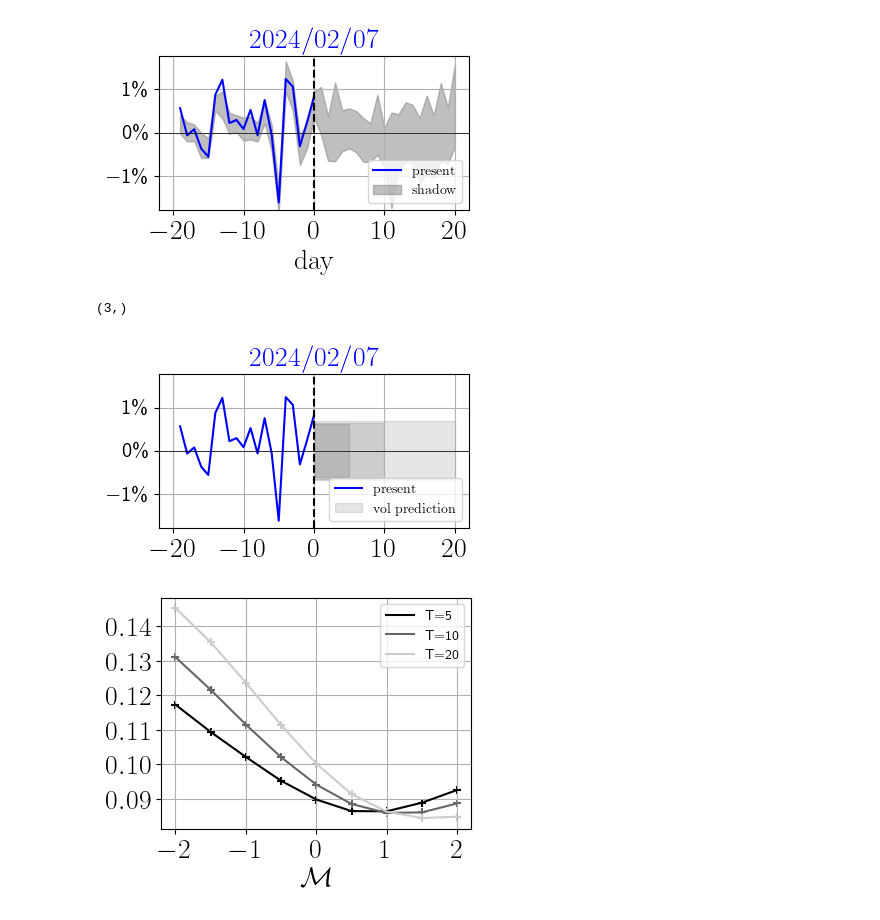
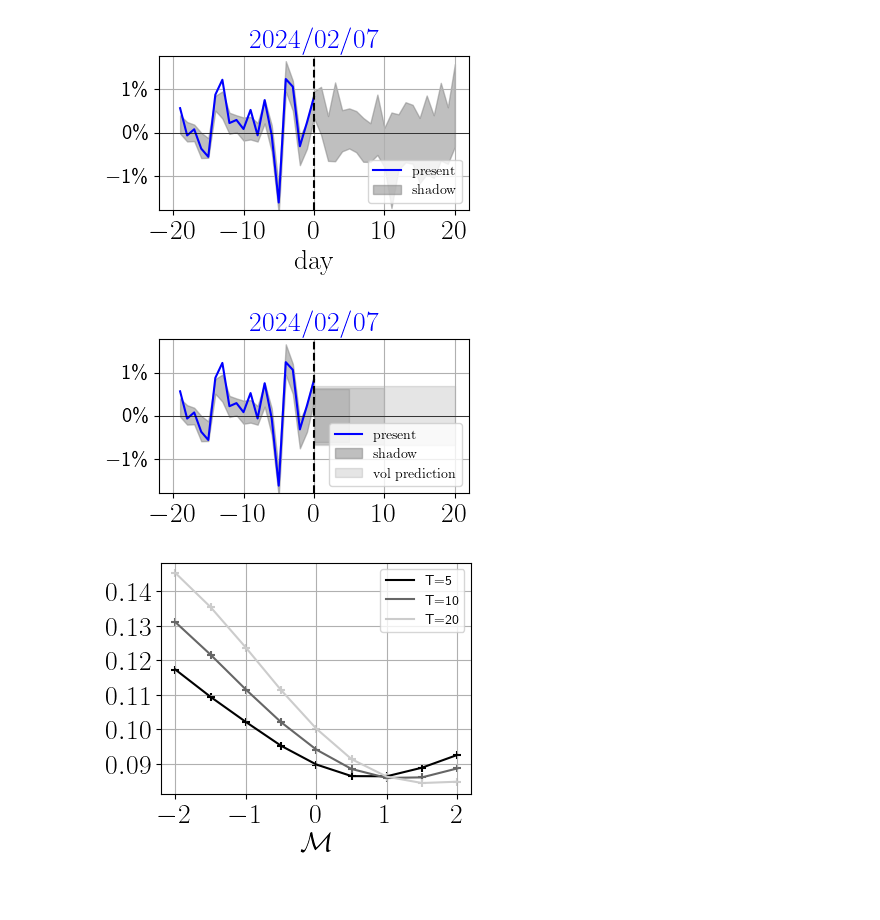
Before and after one commit to RudyMorel/shadowing, a Jupyter notebook: testing.ipynb, the cells around one changed output. Cells and saved outputs as stored; diff of their text form; code cells hidden in the pictures.

Commit message:
- improved README - improved the way the volatility is plotted

```diff
--- a/testing.ipynb
+++ b/testing.ipynb
@@ -109,29 +109,28 @@ save_figure(ILLUSTRATION_PATH / 'shadowing.png')
 # %%
 save = False
 
 from shadowing import plot_volatility
 
 Ts = np.array([5,10,20])  # the time scales at which we want to predict the volatility
 
 # the function to apply to each path
 to_predict = lambda x: realized_variance(x, Ts=Ts, vol=False)[:,:,0,:]
 
 # now aggreate predictions on the 1024 closest paths with a weighted average
 vols, _ = obj.predict_from_paths(
     distances,
     close_paths,
     to_predict=to_predict,
     proba_name='softmax',
     eta=0.1,
 )
 
 # helper function for plotting vol predictions
-plot_volatility(dlnx_current, (vols[-1,:] / 252) ** 0.5, Ts, date=snp.dts[-1], color='blue')
+plot_volatility(dlnx_current, (vols[-1,:] / 252) ** 0.5, Ts, distances[0,:], close_paths[0,...], eta=0.09, date=snp.dts[-1], color='blue')
 
 save_figure(ILLUSTRATION_PATH / 'vol_prediction.png')
 # %% [output]
-(3,)
-[figure, old version]
+[figure, new version]
 # %%
 save = False
 
```
Also changed, not shown: 3 other files.
